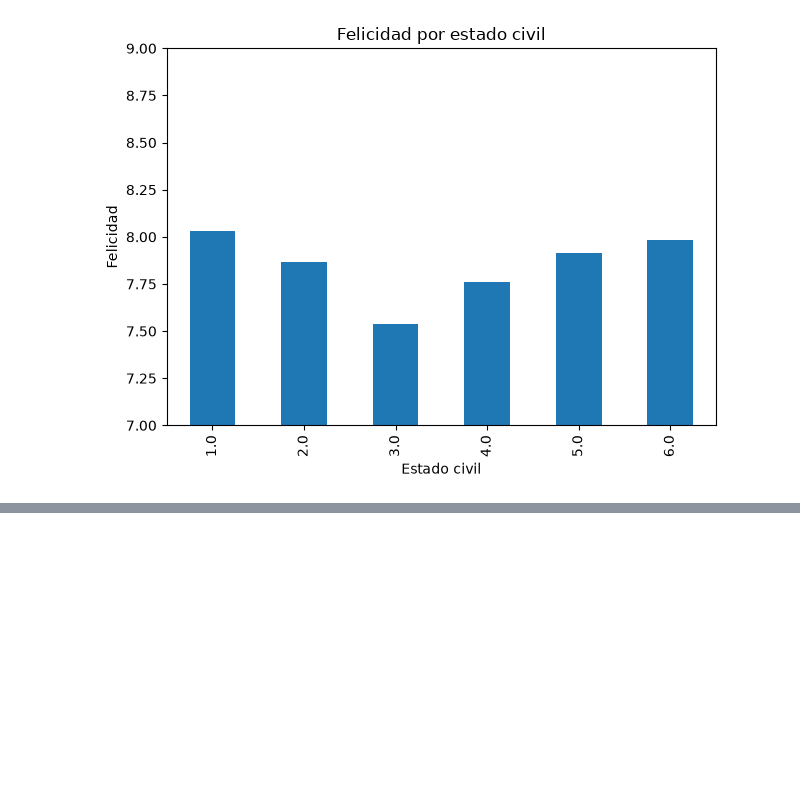
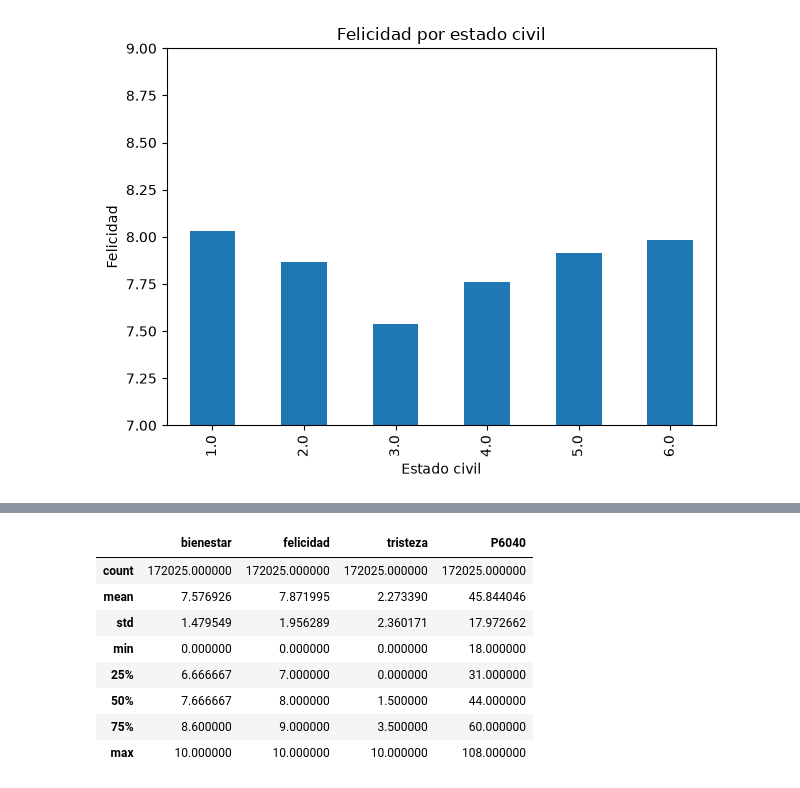
Before and after one commit to Sebast68h/PROYECTO-1-DATA, a Jupyter notebook: notebooks/Proyecto1.ipynb, the cells around one changed output, grey strips where cells are left out. Saved outputs shown, nothing was run; the diff lists cells and outputs as text; code cells hidden in the pictures; blank space fills up the shorter version.

```diff
--- a/notebooks/Proyecto1.ipynb
+++ b/notebooks/Proyecto1.ipynb
@@ -367,0 +374,12 @@ guardar_img("estado_civil_felicidad_barras.png")
+# %%
+usable[["bienestar", "felicidad", "tristeza", "P6040"]].describe()
+# %% [output]
+|  | bienestar | felicidad | tristeza | P6040 |
+| count | 172025.000000 | 172025.000000 | 172025.000000 | 172025.000000 |
+| mean | 7.576926 | 7.871995 | 2.273390 | 45.844046 |
+| std | 1.479549 | 1.956289 | 2.360171 | 17.972662 |
+| min | 0.000000 | 0.000000 | 0.000000 | 18.000000 |
+| 25% | 6.666667 | 7.000000 | 0.000000 | 31.000000 |
+| 50% | 7.666667 | 8.000000 | 1.500000 | 44.000000 |
+| 75% | 8.600000 | 9.000000 | 3.500000 | 60.000000 |
+| max | 10.000000 | 10.000000 | 10.000000 | 108.000000 |
```
Also changed, not shown: parts of 5 cells of this notebook.
